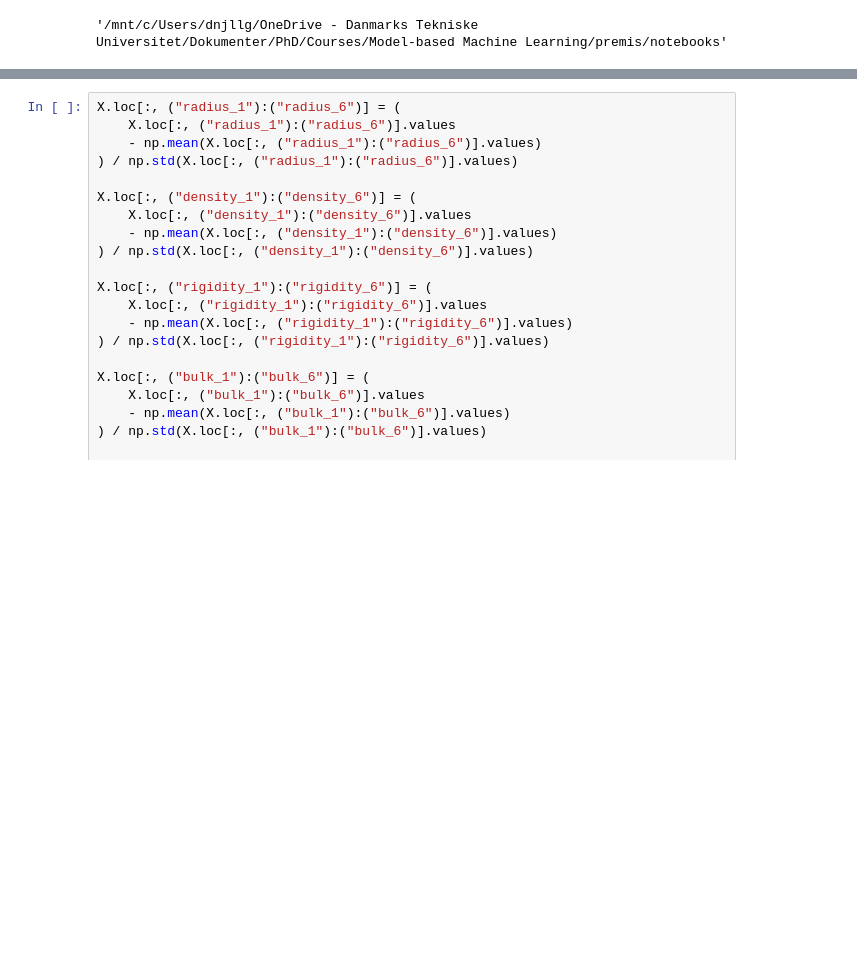
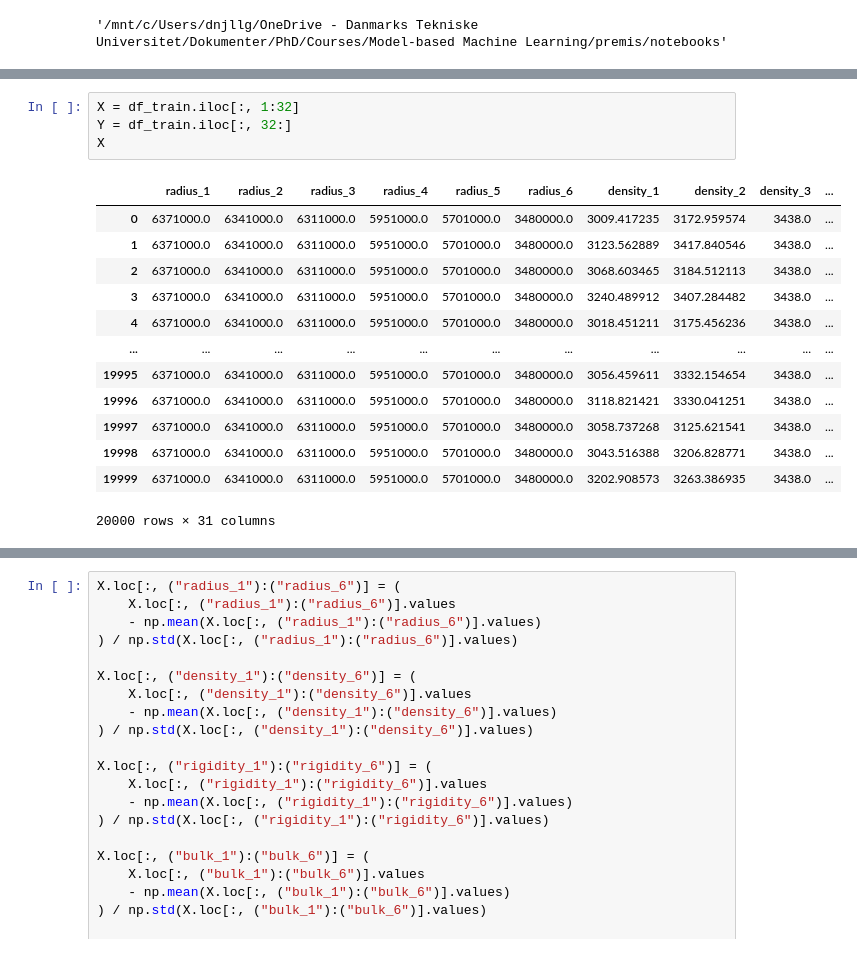
Before and after one commit to eyhl/premis, a Jupyter notebook: notebooks/make_gf_train_data.ipynb, the cells around one changed output, grey strips where cells are left out. Saved outputs shown, nothing was run; the diff lists cells and outputs as text; blank space fills up the shorter version.

```diff
--- a/notebooks/make_gf_train_data.ipynb
+++ b/notebooks/make_gf_train_data.ipynb
@@ -259 +259,19 @@ df_train.iloc[:, 34:].mean().plot()
+# %%
+X = df_train.iloc[:, 1:32]
+Y = df_train.iloc[:, 32:]
+X
+# %% [output]
+|  | radius_1 | radius_2 | radius_3 | radius_4 | radius_5 | radius_6 | density_1 | density_2 | density_3 | ... |
+| 0 | 6371000.0 | 6341000.0 | 6311000.0 | 5951000.0 | 5701000.0 | 3480000.0 | 3009.417235 | 3172.959574 | 3438.0 | ... |
+| 1 | 6371000.0 | 6341000.0 | 6311000.0 | 5951000.0 | 5701000.0 | 3480000.0 | 3123.562889 | 3417.840546 | 3438.0 | ... |
+| 2 | 6371000.0 | 6341000.0 | 6311000.0 | 5951000.0 | 5701000.0 | 3480000.0 | 3068.603465 | 3184.512113 | 3438.0 | ... |
+| 3 | 6371000.0 | 6341000.0 | 6311000.0 | 5951000.0 | 5701000.0 | 3480000.0 | 3240.489912 | 3407.284482 | 3438.0 | ... |
+| 4 | 6371000.0 | 6341000.0 | 6311000.0 | 5951000.0 | 5701000.0 | 3480000.0 | 3018.451211 | 3175.456236 | 3438.0 | ... |
+| ... | ... | ... | ... | ... | ... | ... | ... | ... | ... | ... |
+| 19995 | 6371000.0 | 6341000.0 | 6311000.0 | 5951000.0 | 5701000.0 | 3480000.0 | 3056.459611 | 3332.154654 | 3438.0 | ... |
+| 19996 | 6371000.0 | 6341000.0 | 6311000.0 | 5951000.0 | 5701000.0 | 3480000.0 | 3118.821421 | 3330.041251 | 3438.0 | ... |
+| 19997 | 6371000.0 | 6341000.0 | 6311000.0 | 5951000.0 | 5701000.0 | 3480000.0 | 3058.737268 | 3125.621541 | 3438.0 | ... |
+| 19998 | 6371000.0 | 6341000.0 | 6311000.0 | 5951000.0 | 5701000.0 | 3480000.0 | 3043.516388 | 3206.828771 | 3438.0 | ... |
+| 19999 | 6371000.0 | 6341000.0 | 6311000.0 | 5951000.0 | 5701000.0 | 3480000.0 | 3202.908573 | 3263.386935 | 3438.0 | ... |
+20000 rows × 31 columns
 # %%
```
Also changed, not shown: parts of 6 cells of this notebook.
